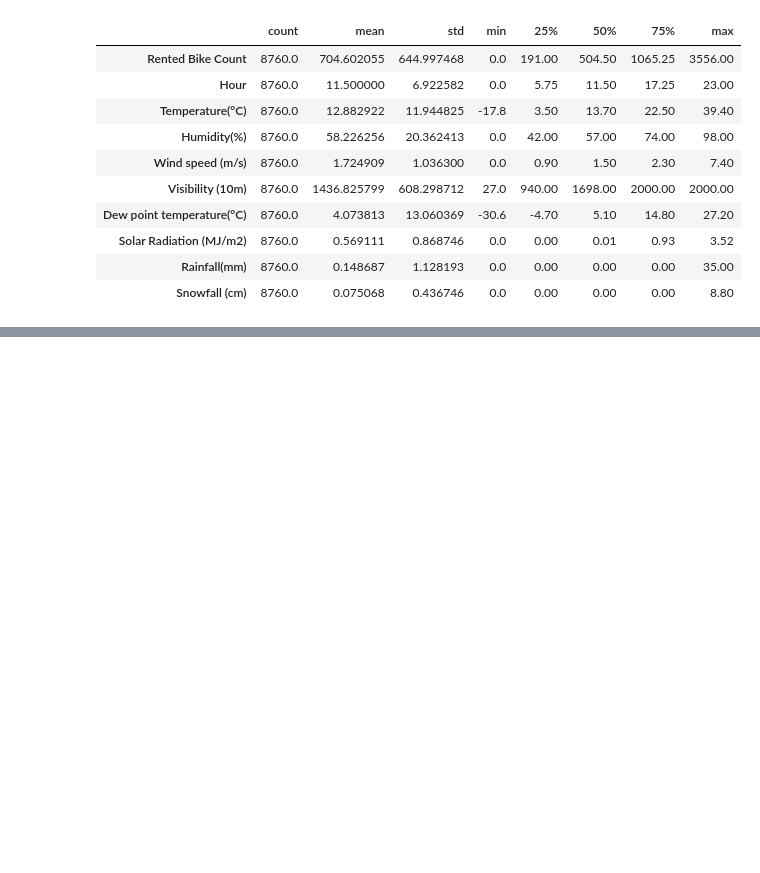
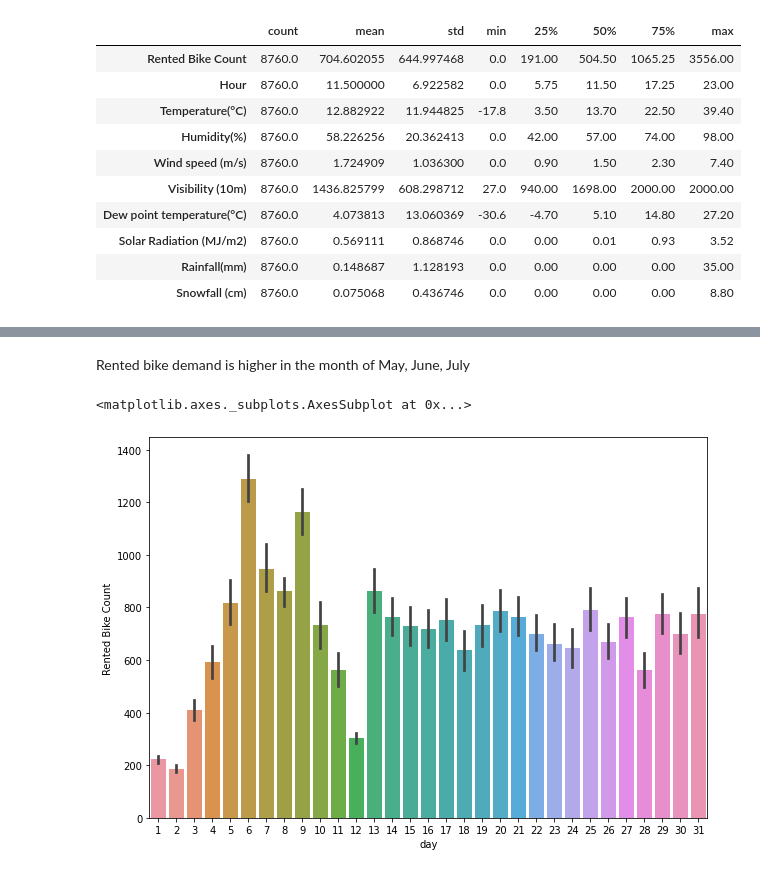
Before and after one commit to Deeksha-Data-Scientist/Seoul-Bike-Sharing-Demand-Prediction, a Jupyter notebook: Bike_Sharing_Demand_Prediction_Capstone_Project.ipynb, the cells around one changed output, grey strips where cells are left out. Drawn from its saved outputs; the diff is of its cells as text; code cells hidden in the pictures; blank space fills up the shorter version.

```diff
--- a/Bike_Sharing_Demand_Prediction_Capstone_Project.ipynb
+++ b/Bike_Sharing_Demand_Prediction_Capstone_Project.ipynb
@@ -135,0 +201,9 @@ dataset.describe().transpose()
+# %% [markdown]
+Rented bike demand is higher in the month of May, June, July
+# %%
+# Rented Bike count Daywise
+plt.figure(figsize=(10,7))
+sns.barplot(x=dataset.day,y=dataset['Rented Bike Count'])
+# %% [output]
+<matplotlib.axes._subplots.AxesSubplot at 0x...>
+[figure, added]
```
Also changed, not shown: parts of 19 cells of this notebook.
